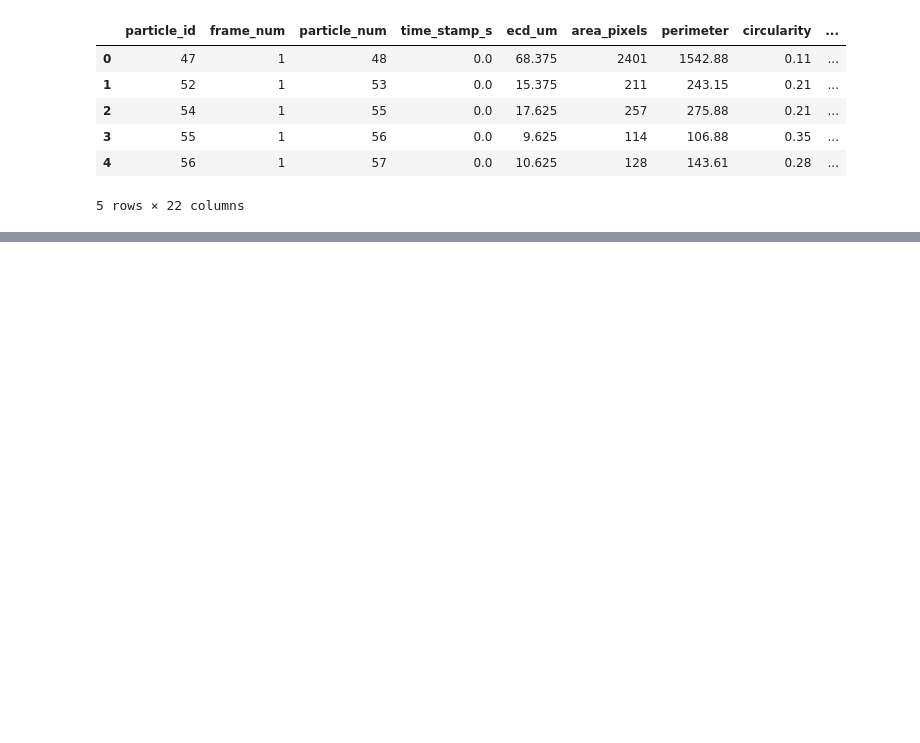
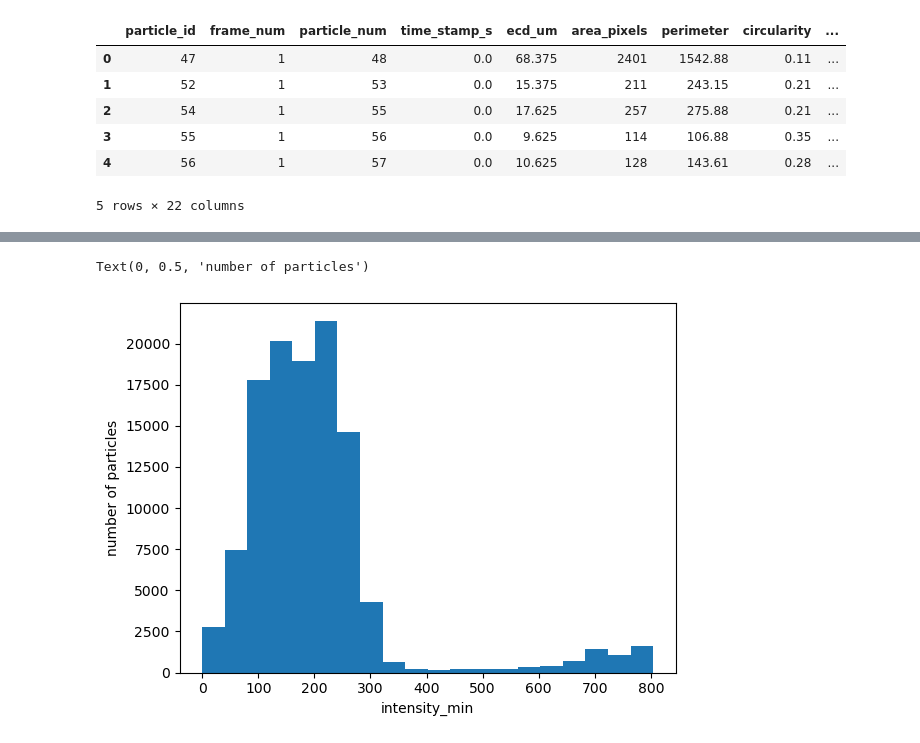
Before and after one commit to Scottholman33/KBI, a Jupyter notebook: KBI_Python_Start.ipynb, the cells around one changed output, grey strips where cells are left out. Cells and saved outputs as stored; diff of their text form; code cells hidden in the pictures; blank space fills up the shorter version.

```diff
--- a/KBI_Python_Start.ipynb
+++ b/KBI_Python_Start.ipynb
@@ -31,0 +59,8 @@ df.head(10)
+# %%
+plt.hist(df['intensity_min'], bins = 20)
+plt.show
+plt.xlabel('intensity_min')
+plt.ylabel('number of particles')
+# %% [output]
+Text(0, 0.5, 'number of particles')
+[figure, added]
```
Also changed, not shown: parts of 16 cells of this notebook.
